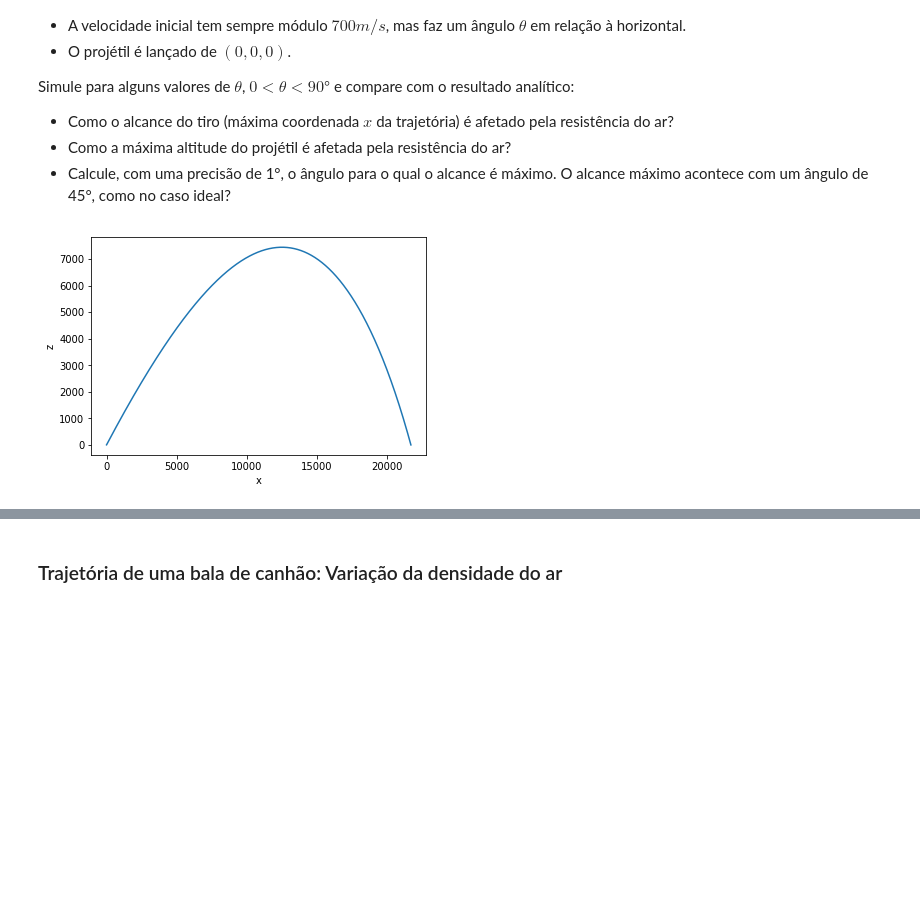
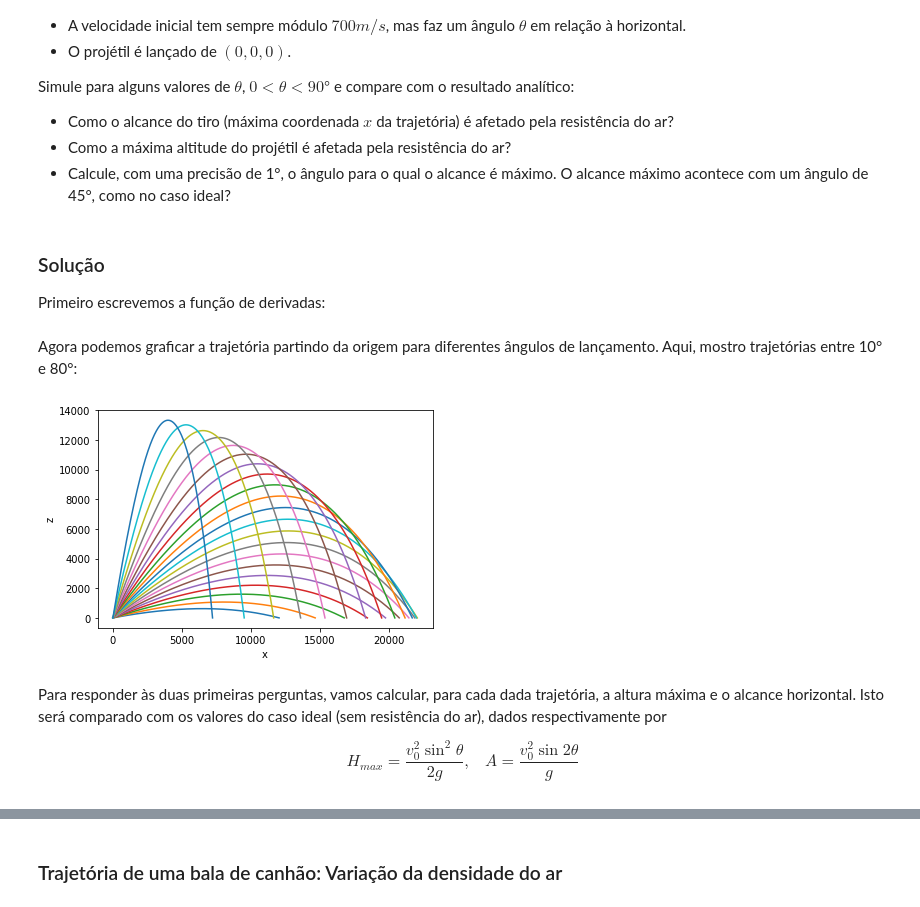
Before and after one commit to solano/mccomp19, a Jupyter notebook: projetil.ipynb, the cells around one changed output, grey strips where cells are left out. Drawn from its saved outputs; the diff is of its cells as text; code cells hidden in the pictures; blank space fills up the shorter version.

Commit message:
alcance horizontal quase pronto

```diff
--- a/projetil.ipynb
+++ b/projetil.ipynb
@@ -258,32 +259,31 @@ def integrar_projetil(inicial,func,params,t0=0,Δt=0.01):
     r.set_initial_value(inicial,t0)
     r.set_f_params(*params)
 
-    # Código copiado de um bloco acima:
+    # Código copiado com poucas modificações de um bloco acima:
 
     t2 = [t0] # Cria uma lista para guardar os instantes de tempo
-    xyzuvw_t2 = [iniciais] # Cria uma lista para guardar estados
-    last_z = h # Posição z onde o projétil está atualmente
-    while r.successful() and last_z > 0: # r.successful() verifica que a integração deu certo
+    xyzuvw_t2 = [inicial] # Cria uma lista para guardar estados
+    last_z = inicial[2] # Posição z onde o projétil está atualmente
+    while r.successful() and last_z >= 0: # r.successful() verifica que a integração deu certo
         new_t = r.t + Δt # Calcula o proximo instante (r.t é o último calculado)
         t2.append(new_t) # Adiciona novo instante de tempo na lista
         new_xyzuvw = r.integrate(new_t) # Calcula novo estado
         xyzuvw_t2.append(new_xyzuvw) # Adiciona na lista de estados
         last_z = new_xyzuvw[2] # Verifica o valor de z atual
 
-    # Extraimos os componentes x, y e z
-    xyzuvw_t2 = np.array(xyzuvw_t2) # Converte para array para indexação
-    xs2 = xyzuvw_t2[:, 0]
-    ys2 = xyzuvw_t2[:, 1]
-    zs2 = xyzuvw_t2[:, 2]
-
-    return xs2,ys2,zs2
+    # Retornar arrays x,y,z,u,v,w em função do tempo
+    xyzuvw_t2 = np.array(xyzuvw_t2)
+    return list([xyzuvw_t2[:,i] for i in range(6)])
 
 # Talvez eu use também:
-def plot_xz(trajetorias):
+def plot_xz(trajetorias,title='',xlabel='x',ylabel='z',legend=True):
     for x,z,label in trajetorias:
-        plt.plot(x,z)
-        plt.xlabel('x')
-        plt.ylabel('z')
+        plt.plot(x,z,label=label)
+    plt.xlabel(xlabel)
+    plt.ylabel(ylabel)
+    plt.title(title)
+    if legend:
+        plt.legend()
     plt.show()
 def plot_xyz(x,y,z):
     fig = plt.figure()
@@ -314,22 +314,33 @@ Simule para alguns valores de $\theta$, $0 < \theta < 90°$ e compare com o resu
 - Como o alcance do tiro (máxima coordenada $x$ da trajetória) é afetado pela resistência do ar?
 - Como a máxima altitude do projétil é afetada pela resistência do ar?
 - Calcule, com uma precisão de 1°, o ângulo para o qual o alcance é máximo. O alcance máximo acontece com um ângulo de 45°, como no caso ideal?
+# %% [markdown]
+### Solução
+
+Primeiro escrevemos a função de derivadas:
 # %%
 # Função de derivadas para o caso com resistência do ar
 def deriv_resist_1(t, estado, g, B):
     x,y,z,u,v,w = estado
     vel = vel_abs(u,v,w)
     return [u,v,w, -B*vel*u, -B*vel*v, -B*vel*w -g]
+# %% [markdown]
+Agora podemos graficar a trajetória partindo da origem para diferentes ângulos de lançamento. Aqui, mostro trajetórias entre 10° e 80°:
 # %%
 g = 9.81
 B = 4e-5
+v0 = 700
 
-v0 = 700
-θ = 45
-θ_rad = np.deg2rad(θ)
-inicial = 0,0,0, v0*np.cos(θ_rad),0,v0*np.sin(θ_rad)
-
-x,y,z = integrar_projetil(inicial,deriv_resist_1,(g,B))
-plot_xz(x,z)
+trajetorias = []
+for θ in np.linspace(10,80,20+1):
+    θ_rad = np.deg2rad(θ)
+    inicial = 0,0,0, v0*np.cos(θ_rad),0,v0*np.sin(θ_rad)
+    x,_,z,_,_,_ = integrar_projetil(inicial,deriv_resist_1,(g,B))
+    trajetorias.append((x,z,r'$\theta = {}$'.format(θ)))
+plot_xz(trajetorias,legend=False)
 # %% [output]
-[figure, old version]
+[figure, new version]
+# %% [markdown]
+Para responder às duas primeiras perguntas, vamos calcular, para cada dada trajetória, a altura máxima e o alcance horizontal. Isto será comparado com os valores do caso ideal (sem resistência do ar), dados respectivamente por
+
+$$ H_{max} = \frac{v_0^2 \sin^2 \theta}{2g},\;\;\; A = \frac{v_0^2 \sin 2 \theta}{g} $$
```
Also changed, not shown: parts of 4 cells of this notebook.
